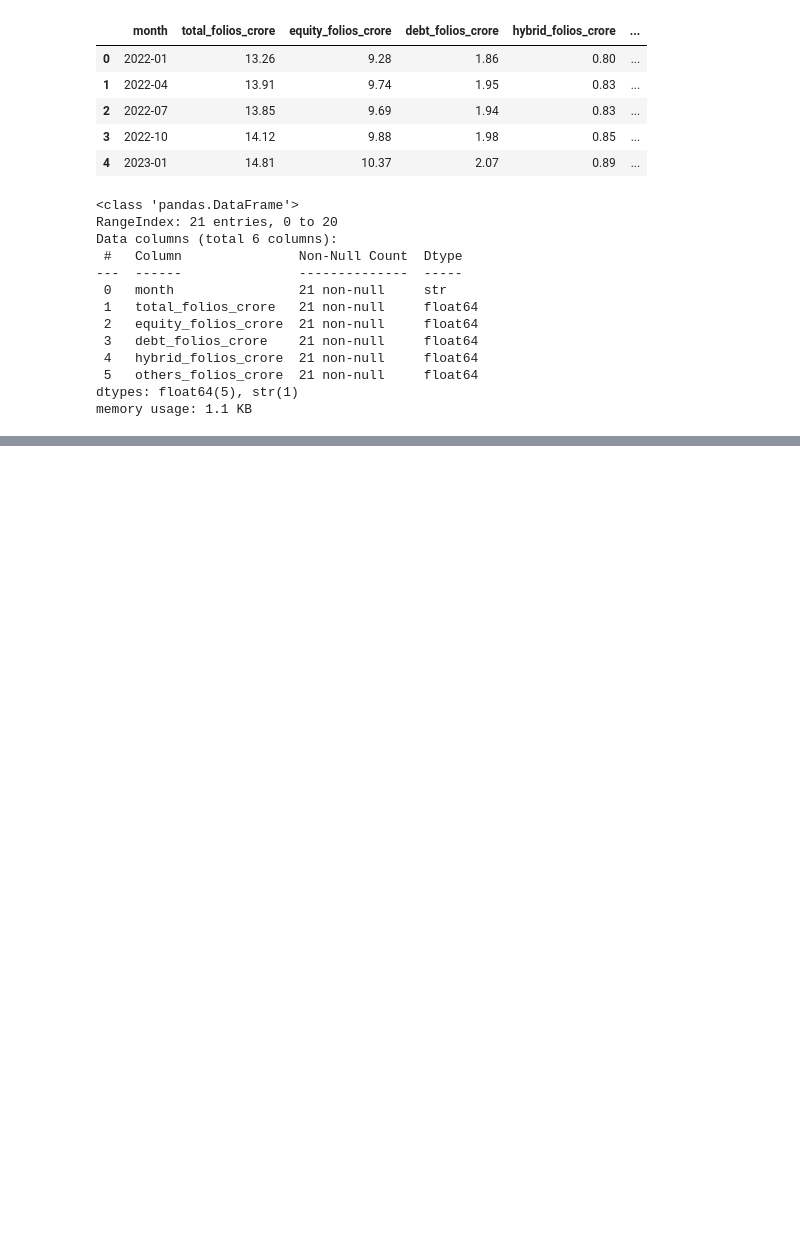
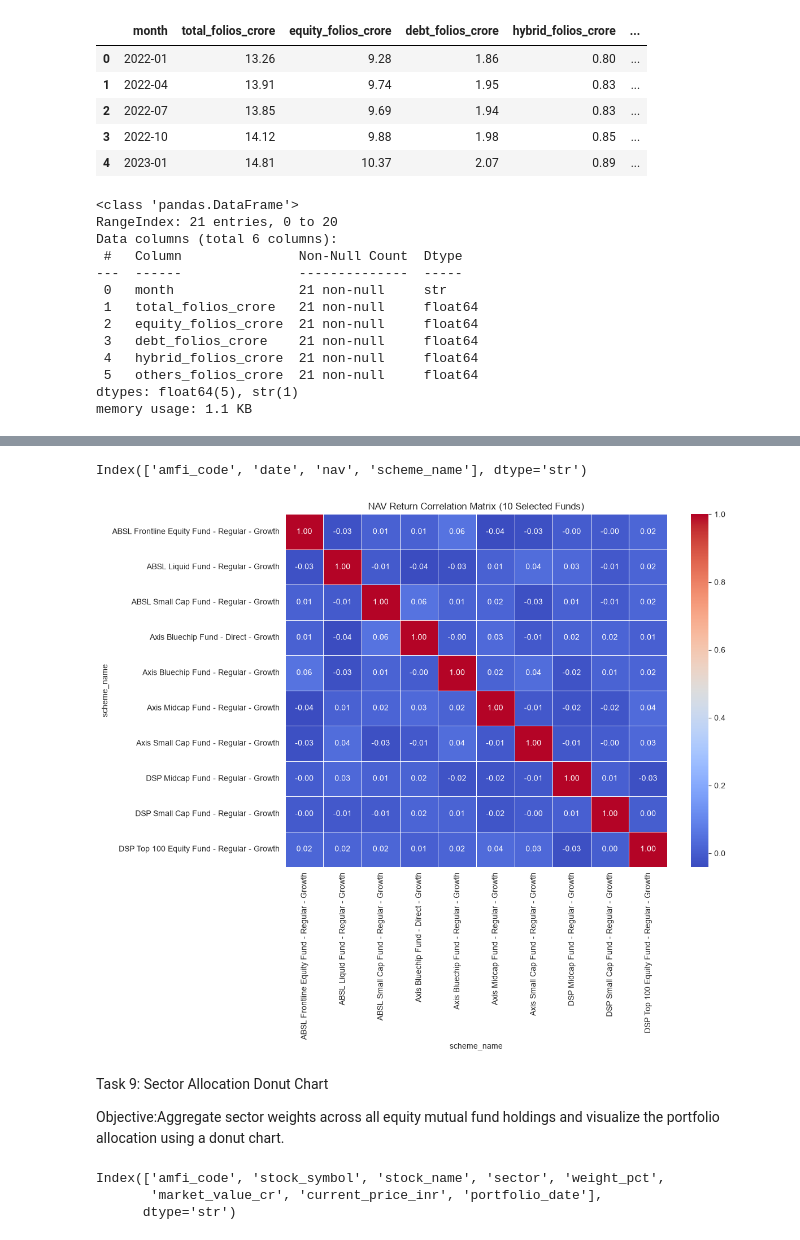
Before and after one commit to gummadalathanusri-hub/Mutual_Fund_Analytics, a Jupyter notebook: notebooks/EDA_Analysis.ipynb, the cells around one changed output, grey strips where cells are left out. Saved outputs shown, nothing was run; the diff lists cells and outputs as text; code cells hidden in the pictures; blank space fills up the shorter version.

```diff
--- a/notebooks/EDA_Analysis.ipynb
+++ b/notebooks/EDA_Analysis.ipynb
@@ -683,0 +751,4 @@ plt.show()
+# %%
+nav.columns
+# %% [output]
+Index(['amfi_code', 'date', 'nav', 'scheme_name'], dtype='str')
@@ -683,0 +761,46 @@ plt.show()
+# %%
+nav_selected["date"] = pd.to_datetime(nav_selected["date"])
+# %%
+nav_pivot = nav_selected.pivot(
+    index = "date",
+    columns="scheme_name",
+    values="nav"
+)
+# %%
+daily_returns = nav_pivot.pct_change().dropna()
+# %%
+correlation_matrix = daily_returns.corr()
+# %%
+plt.figure(figsize=(12,10))
+
+sns.heatmap(
+    correlation_matrix,
+    annot=True,
+    cmap="coolwarm",
+    fmt=".2f",
+    linewidths=0.5
+)
+
+plt.title("NAV Return Correlation Matrix (10 Selected Funds)")
+
+plt.tight_layout()
+
+plt.savefig(
+    "../reports/nav_return_correlation_matrix.png",
+    dpi=300,
+    bbox_inches="tight"
+)
+
+plt.show()
+# %% [output]
+[figure, added]
+# %% [markdown]
+Task 9: Sector Allocation Donut Chart
+
+Objective:Aggregate sector weights across all equity mutual fund holdings and visualize the portfolio allocation using a donut chart.
+# %%
+portfolio.columns
+# %% [output]
+Index(['amfi_code', 'stock_symbol', 'stock_name', 'sector', 'weight_pct',
+       'market_value_cr', 'current_price_inr', 'portfolio_date'],
+      dtype='str')
```
Also changed, not shown: parts of 27 cells of this notebook, 9 other files.
